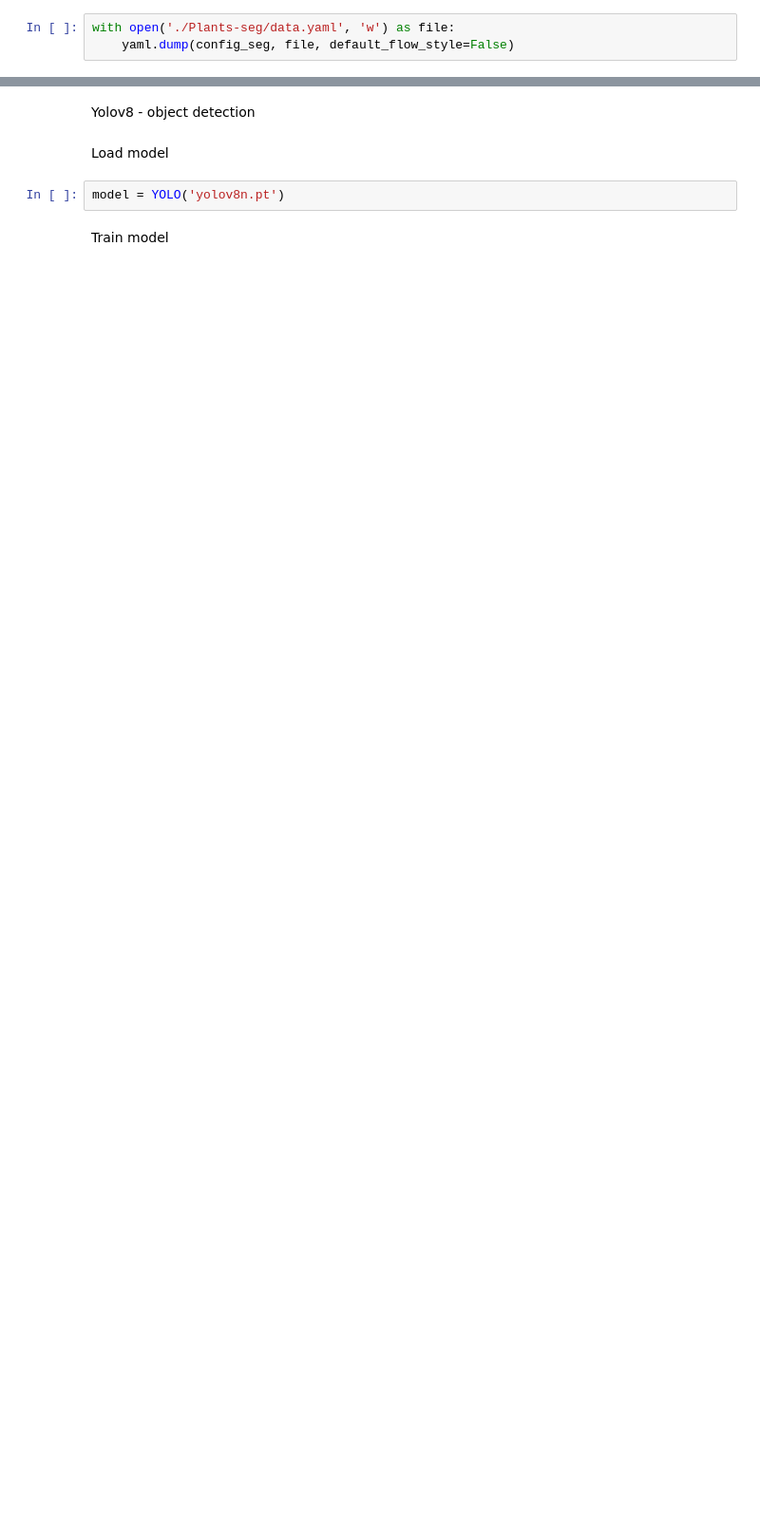
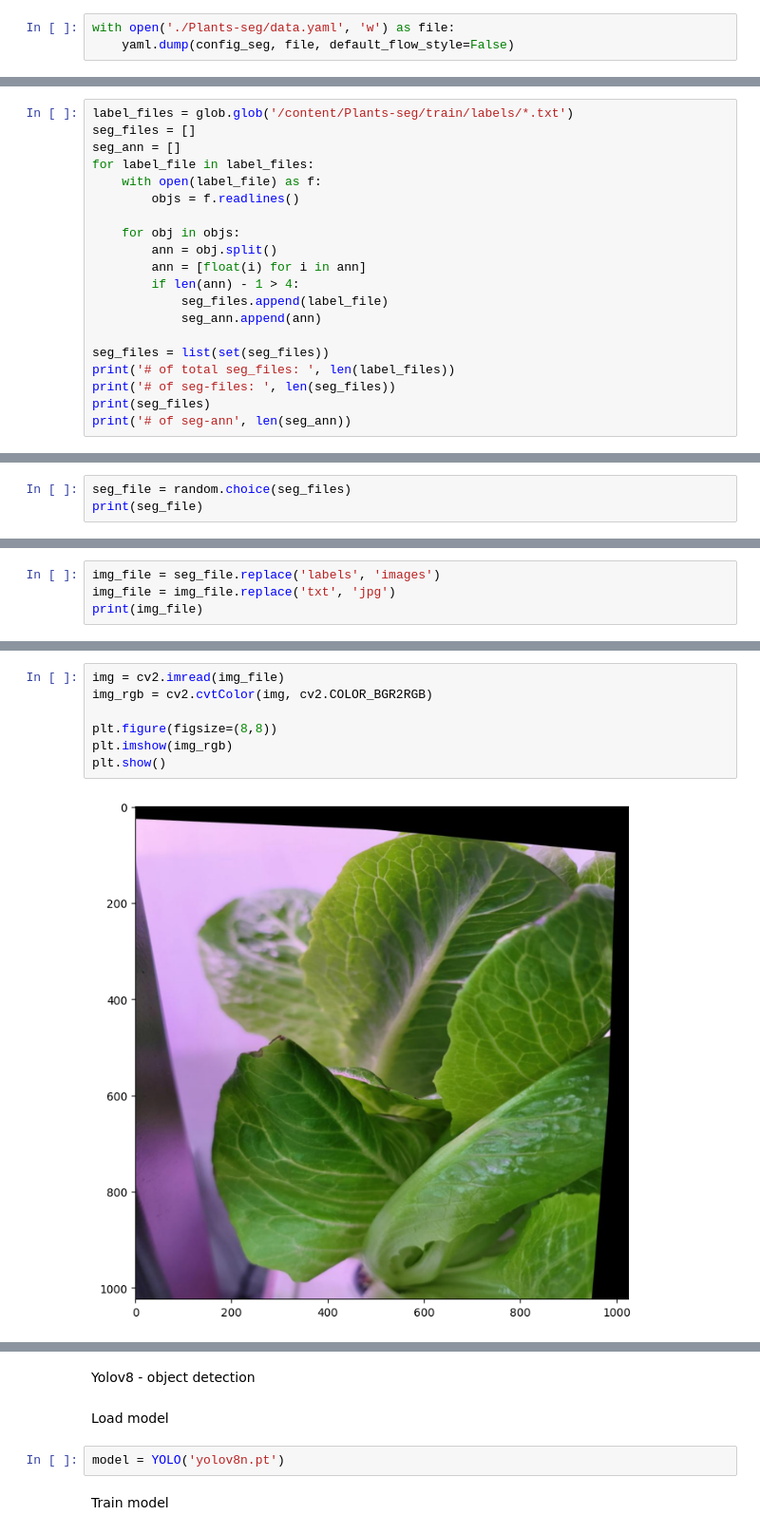
Before and after one commit to giyeongyoon/lettuce_growth_monitoring, a Jupyter notebook: lettuce_object_detection.ipynb, the cells around one changed output, grey strips where cells are left out. Shown at 95% size. Cells and saved outputs as stored; diff of their text form; blank space fills up the shorter version.

```diff
--- a/lettuce_object_detection.ipynb
+++ b/lettuce_object_detection.ipynb
@@ -183,0 +260,20 @@ with open('./Plants-seg/data.yaml', 'w') as file:
+# %%
+label_files = glob.glob('/content/Plants-seg/train/labels/*.txt')
+seg_files = []
+seg_ann = []
+for label_file in label_files:
+    with open(label_file) as f:
+        objs = f.readlines()
+
+    for obj in objs:
+        ann = obj.split()
+        ann = [float(i) for i in ann]
+        if len(ann) - 1 > 4:
+            seg_files.append(label_file)
+            seg_ann.append(ann)
+
+seg_files = list(set(seg_files))
+print('# of total seg_files: ', len(label_files))
+print('# of seg-files: ', len(seg_files))
+print(seg_files)
+print('# of seg-ann', len(seg_ann))
@@ -183,0 +285,3 @@ with open('./Plants-seg/data.yaml', 'w') as file:
+# %%
+seg_file = random.choice(seg_files)
+print(seg_file)
@@ -183,0 +290,4 @@ with open('./Plants-seg/data.yaml', 'w') as file:
+# %%
+img_file = seg_file.replace('labels', 'images')
+img_file = img_file.replace('txt', 'jpg')
+print(img_file)
@@ -183,0 +296,9 @@ with open('./Plants-seg/data.yaml', 'w') as file:
+# %%
+img = cv2.imread(img_file)
+img_rgb = cv2.cvtColor(img, cv2.COLOR_BGR2RGB)
+
+plt.figure(figsize=(8,8))
+plt.imshow(img_rgb)
+plt.show()
+# %% [output]
+[figure, added]
```
Also changed, not shown: parts of 38 cells of this notebook.
